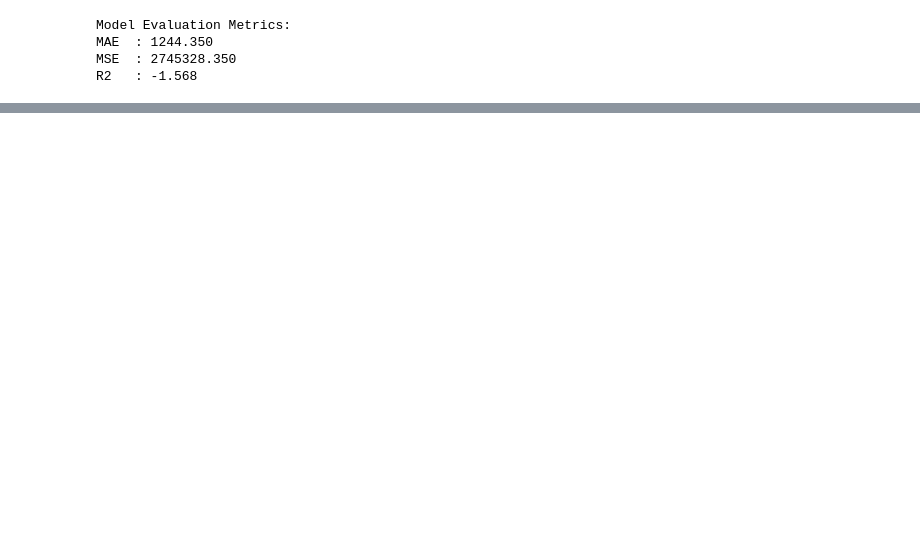
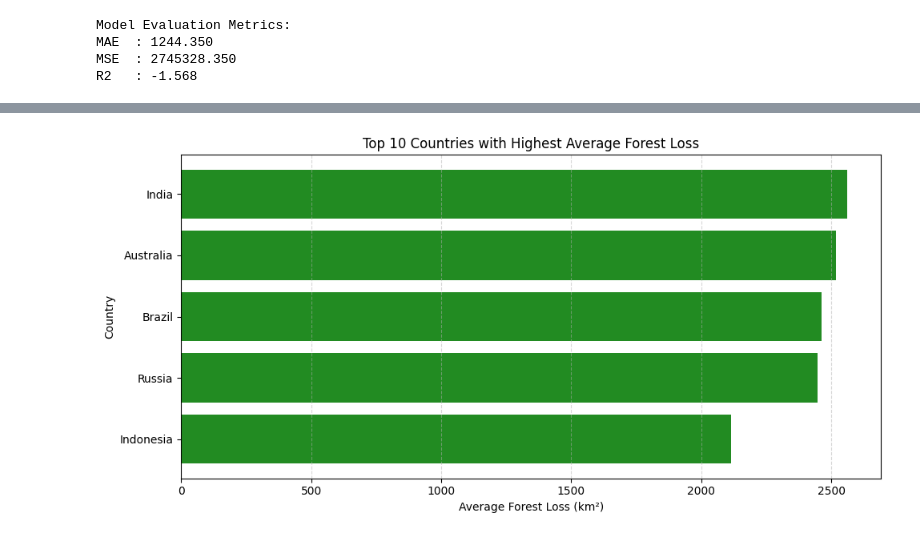
Before and after one commit to Ansh1803/ML, a Jupyter notebook: Deforest.ipynb, the cells around one changed output, grey strips where cells are left out. Saved outputs shown, nothing was run; the diff lists cells and outputs as text; code cells hidden in the pictures; blank space fills up the shorter version.

```diff
--- a/Deforest.ipynb
+++ b/Deforest.ipynb
@@ -124,0 +181,14 @@ R2   : -1.568
+# %%
+if "Country" in df.columns:
+    avg_loss = df.groupby("Country")["Forest_Loss_Area_km2"].mean().sort_values(ascending=False).head(10)
+    plt.figure(figsize=(10, 5))
+    plt.barh(avg_loss.index, avg_loss.values, color='forestgreen')
+    plt.title("Top 10 Countries with Highest Average Forest Loss")
+    plt.xlabel("Average Forest Loss (km²)")
+    plt.ylabel("Country")
+    plt.gca().invert_yaxis()  # highest at top
+    plt.grid(True, axis='x', linestyle='--', alpha=0.5)
+    plt.tight_layout()
+    plt.show()
+# %% [output]
+[figure, added]
```
Also changed, not shown: parts of 7 cells of this notebook.
